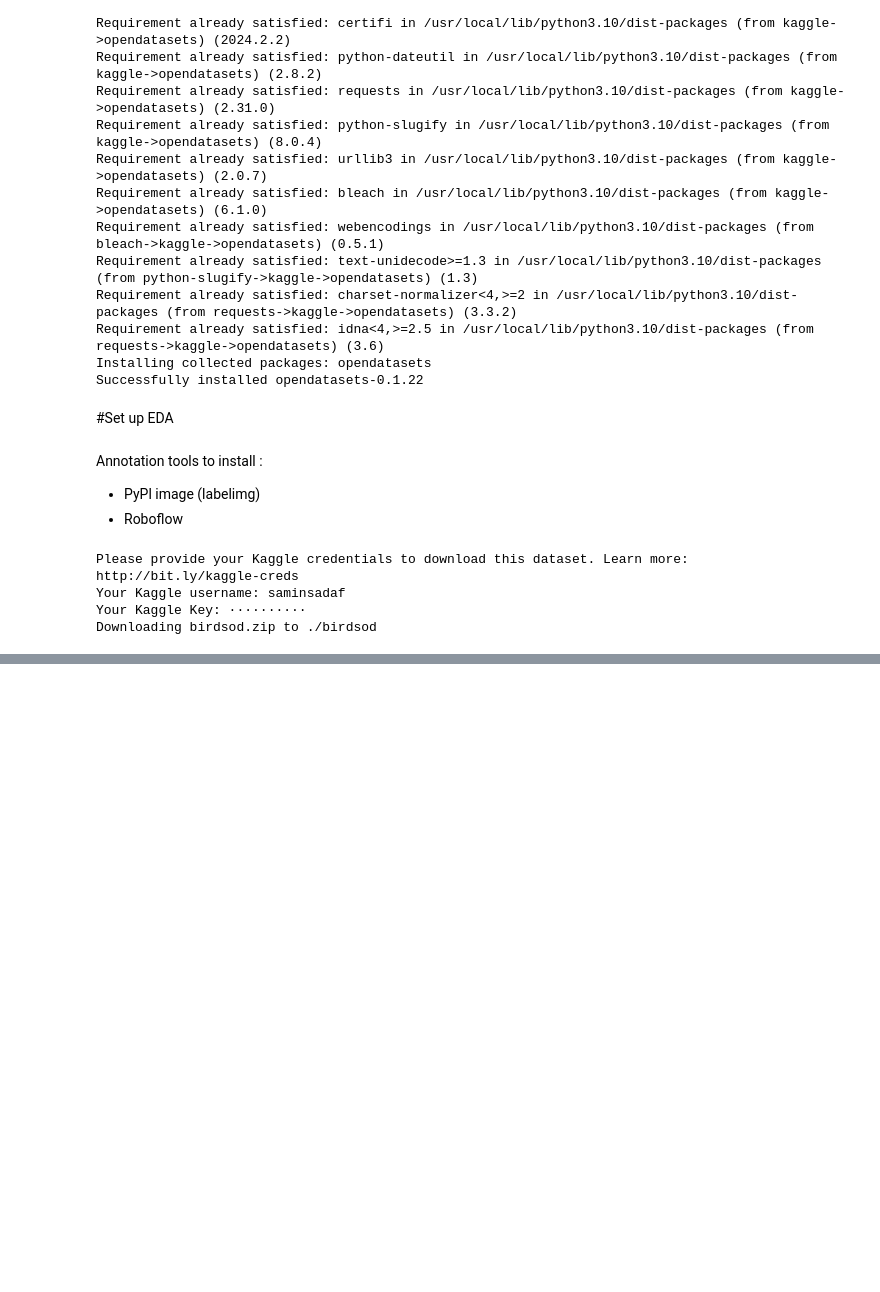
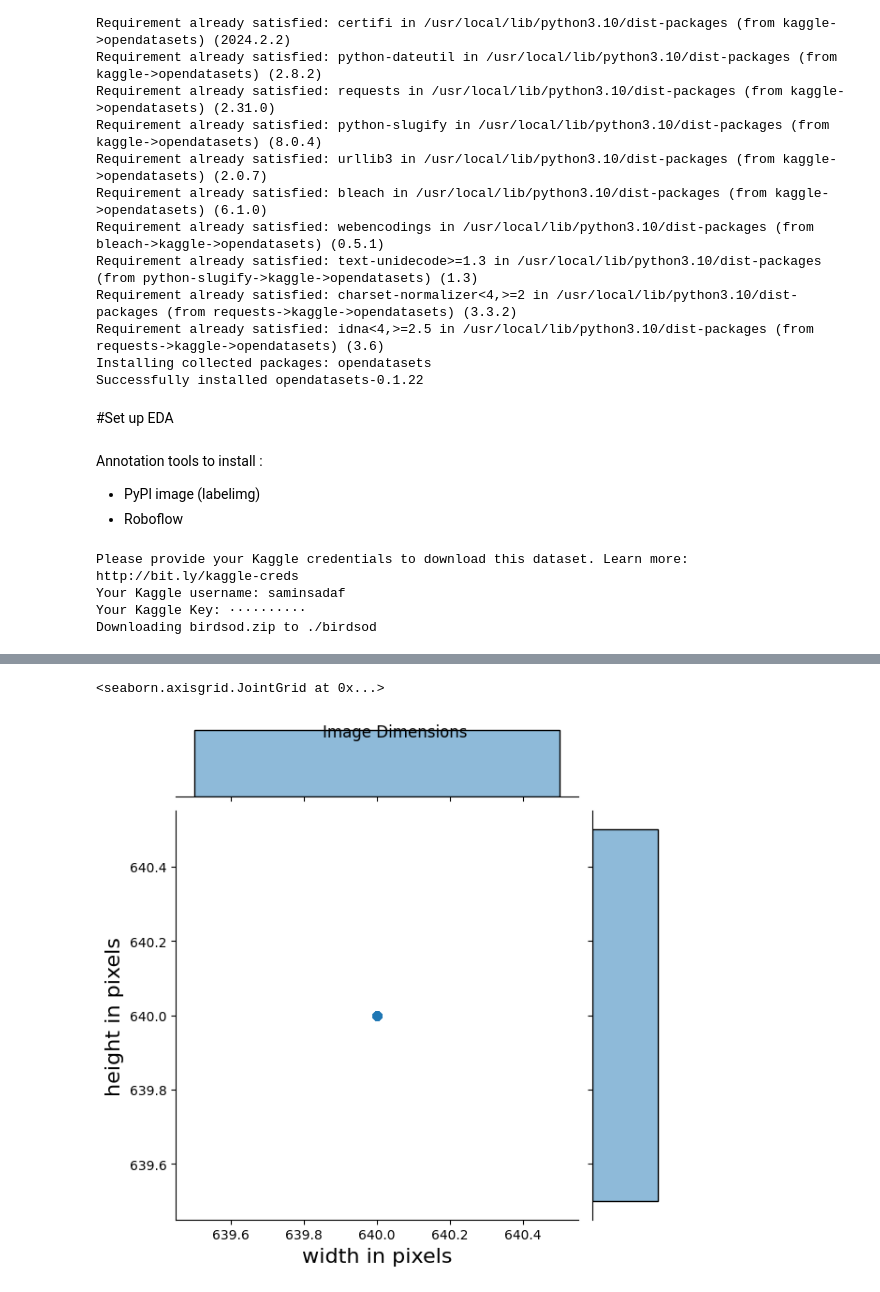
Before and after one commit to Samin-Sadaf7/MasteringObjectDetection, a Jupyter notebook: MasteringObjectDetection.ipynb, the cells around one changed output, grey strips where cells are left out. Cells and saved outputs as stored; diff of their text form; code cells hidden in the pictures; blank space fills up the shorter version.

Commit message:
Exploratory Data Analysis

```diff
--- a/MasteringObjectDetection.ipynb
+++ b/MasteringObjectDetection.ipynb
@@ -119,0 +140,9 @@ Downloading birdsod.zip to ./birdsod
+# %%
+#Get raw output from getDimensions.py
+hwp_output = !python getDimensions.py -i $current_dir/birdsod
+# %%
+# Parse the output and convert to list of coordinate tuples
+hw_pairs = ast.literal_eval(hwp_output[0])
+#Convert to a dataframe
+df_hwpairs = pd.DataFrame(hw_pairs,columns=['width','height'])
+df_hwpairs.describe().round(2)
@@ -119,0 +159,8 @@ Downloading birdsod.zip to ./birdsod
+# %%
+plot = sb.jointplot(data=df_hwpairs, x='width',y='height',kind='reg')
+plot.set_axis_labels('width in pixels', 'height in pixels', fontsize = 16)
+plot.fig.suptitle('Image Dimensions')
+plot
+# %% [output]
+<seaborn.axisgrid.JointGrid at 0x...>
+[figure, added]
```
Also changed, not shown: parts of 6 cells of this notebook.
